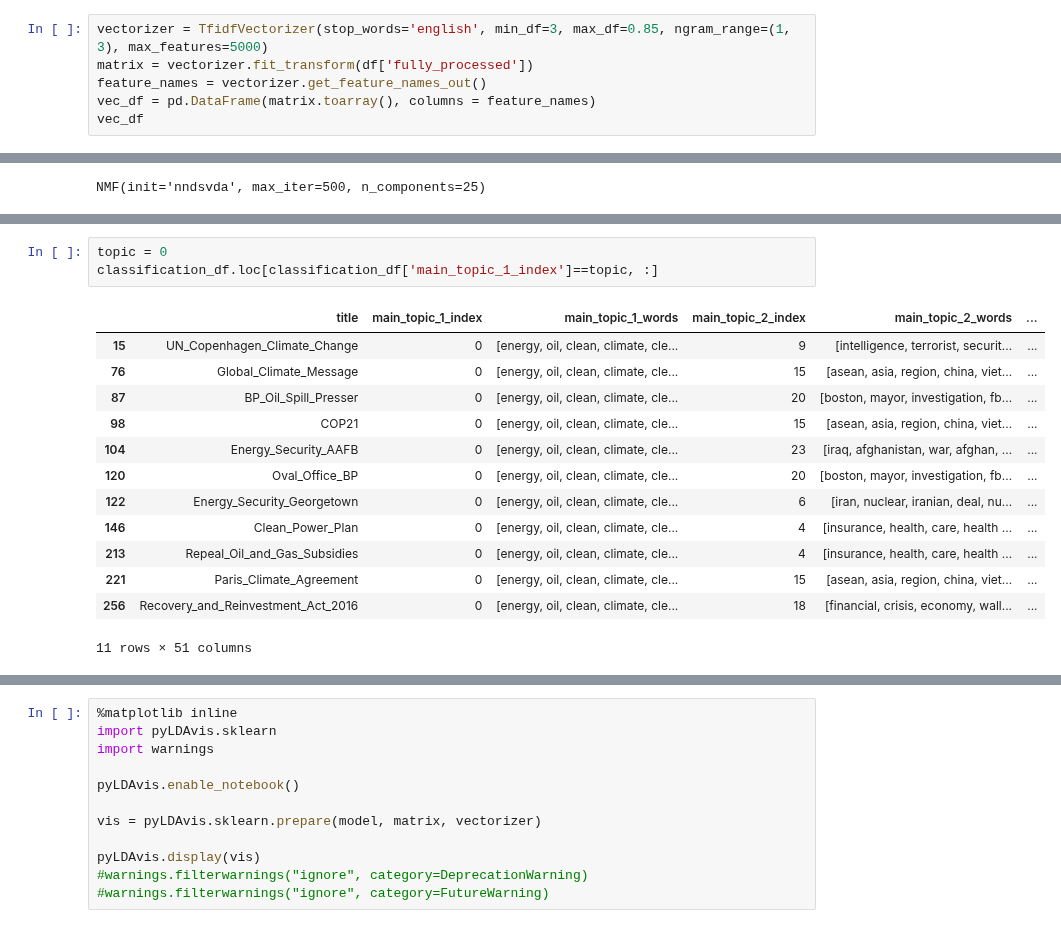
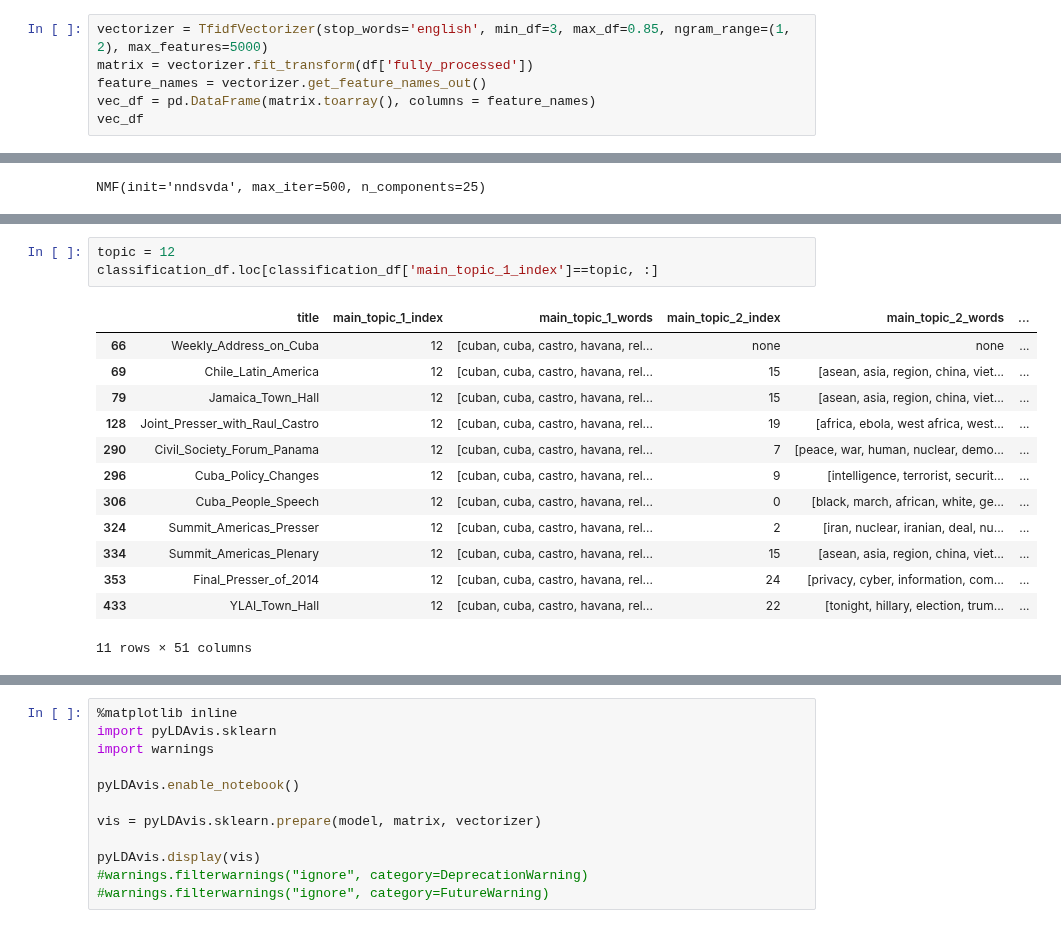
Before and after one commit to jfsalcedo10/mda-kuwait, a Jupyter notebook: notebooks/Topic_Classification_NMF.ipynb, the cells around one changed output, grey strips where cells are left out. Drawn from its saved outputs; the diff is of its cells as text.

Commit message:
update topic classification

```diff
--- a/notebooks/Topic_Classification_NMF.ipynb
+++ b/notebooks/Topic_Classification_NMF.ipynb
@@ -168,7 +168,7 @@ plt.vlines(x=25, ymin=ymin, ymax=ymax, color='k')
 plt.vlines(x=12, ymin=ymin, ymax=ymax, color='k')
 plt.show()
 # %%
-vectorizer = TfidfVectorizer(stop_words='english', min_df=3, max_df=0.85, ngram_range=(1, 3), max_features=5000)
+vectorizer = TfidfVectorizer(stop_words='english', min_df=3, max_df=0.85, ngram_range=(1, 2), max_features=5000)
 matrix = vectorizer.fit_transform(df['fully_processed'])
 feature_names = vectorizer.get_feature_names_out()
 vec_df = pd.DataFrame(matrix.toarray(), columns = feature_names)
@@ -322,18 +322,18 @@ expected percentage per topic: 4.0%
 | 10 | 10 | 1.834862 | [court, supreme court, supreme, j... |
 # %%
-topic = 0
+topic = 12
 classification_df.loc[classification_df['main_topic_1_index']==topic, :]
 # %% [output]
 |  | title | main_topic_1_index | main_topic_1_words | main_topic_2_index | main_topic_2_words | ... |
-| 15 | UN_Copenhagen_Climate_Change | 0 | [energy, oil, clean, climate, cle... | 9 | [intelligence, terrorist, securit... | ... |
-| 76 | Global_Climate_Message | 0 | [energy, oil, clean, climate, cle... | 15 | [asean, asia, region, china, viet... | ... |
-| 87 | BP_Oil_Spill_Presser | 0 | [energy, oil, clean, climate, cle... | 20 | [boston, mayor, investigation, fb... | ... |
-| 98 | COP21 | 0 | [energy, oil, clean, climate, cle... | 15 | [asean, asia, region, china, viet... | ... |
-| 104 | Energy_Security_AAFB | 0 | [energy, oil, clean, climate, cle... | 23 | [iraq, afghanistan, war, afghan, ... | ... |
-| 120 | Oval_Office_BP | 0 | [energy, oil, clean, climate, cle... | 20 | [boston, mayor, investigation, fb... | ... |
-| 122 | Energy_Security_Georgetown | 0 | [energy, oil, clean, climate, cle... | 6 | [iran, nuclear, iranian, deal, nu... | ... |
-| 146 | Clean_Power_Plan | 0 | [energy, oil, clean, climate, cle... | 4 | [insurance, health, care, health ... | ... |
-| 213 | Repeal_Oil_and_Gas_Subsidies | 0 | [energy, oil, clean, climate, cle... | 4 | [insurance, health, care, health ... | ... |
-| 221 | Paris_Climate_Agreement | 0 | [energy, oil, clean, climate, cle... | 15 | [asean, asia, region, china, viet... | ... |
-| 256 | Recovery_and_Reinvestment_Act_2016 | 0 | [energy, oil, clean, climate, cle... | 18 | [financial, crisis, economy, wall... | ... |
+| 66 | Weekly_Address_on_Cuba | 12 | [cuban, cuba, castro, havana, rel... | none | none | ... |
+| 69 | Chile_Latin_America | 12 | [cuban, cuba, castro, havana, rel... | 15 | [asean, asia, region, china, viet... | ... |
+| 79 | Jamaica_Town_Hall | 12 | [cuban, cuba, castro, havana, rel... | 15 | [asean, asia, region, china, viet... | ... |
+| 128 | Joint_Presser_with_Raul_Castro | 12 | [cuban, cuba, castro, havana, rel... | 19 | [africa, ebola, west africa, west... | ... |
+| 290 | Civil_Society_Forum_Panama | 12 | [cuban, cuba, castro, havana, rel... | 7 | [peace, war, human, nuclear, demo... | ... |
+| 296 | Cuba_Policy_Changes | 12 | [cuban, cuba, castro, havana, rel... | 9 | [intelligence, terrorist, securit... | ... |
+| 306 | Cuba_People_Speech | 12 | [cuban, cuba, castro, havana, rel... | 0 | [black, march, african, white, ge... | ... |
+| 324 | Summit_Americas_Presser | 12 | [cuban, cuba, castro, havana, rel... | 2 | [iran, nuclear, iranian, deal, nu... | ... |
+| 334 | Summit_Americas_Plenary | 12 | [cuban, cuba, castro, havana, rel... | 15 | [asean, asia, region, china, viet... | ... |
+| 353 | Final_Presser_of_2014 | 12 | [cuban, cuba, castro, havana, rel... | 24 | [privacy, cyber, information, com... | ... |
+| 433 | YLAI_Town_Hall | 12 | [cuban, cuba, castro, havana, rel... | 22 | [tonight, hillary, election, trum... | ... |
 11 rows × 51 columns
```
Also changed, not shown: parts of 8 cells of this notebook, 2 other files.
